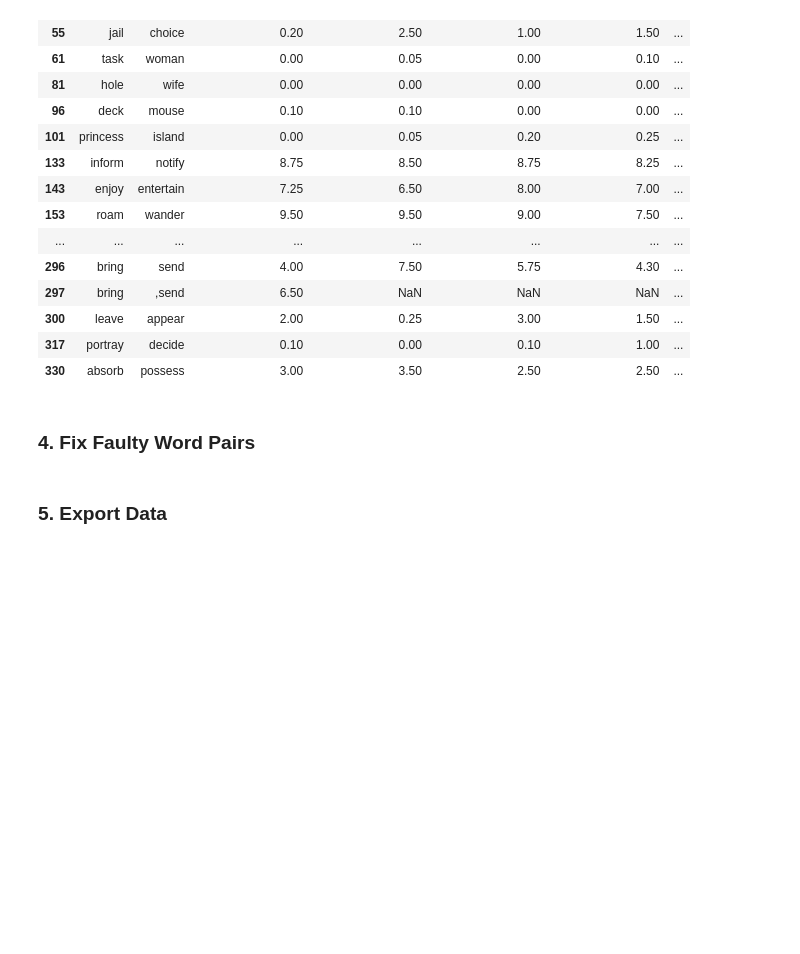
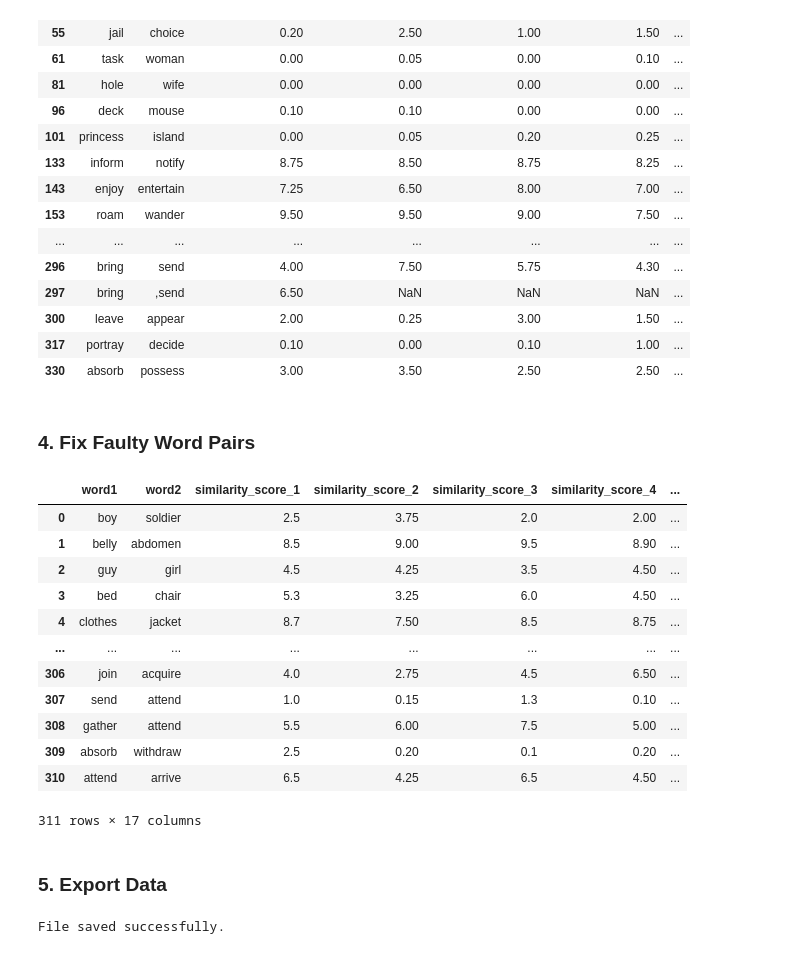
Before and after one commit to XanderSnelder/master-thesis, a Jupyter notebook: extract_data/en/gpt-oss-20b/f9-3.ipynb, the cells around one changed output. Cells and saved outputs as stored; diff of their text form; code cells hidden in the pictures; blank space fills up the shorter version.

```diff
--- a/extract_data/en/gpt-oss-20b/f9-3.ipynb
+++ b/extract_data/en/gpt-oss-20b/f9-3.ipynb
@@ -234,3 +232,23 @@ rows_with_null
+# %%
+# Drop all rows with NA
+df = df.dropna().reset_index(drop=True)
+
+# Show results
+df
+# %% [output]
+|  | word1 | word2 | similarity_score_1 | similarity_score_2 | similarity_score_3 | similarity_score_4 | ... |
+| 0 | boy | soldier | 2.5 | 3.75 | 2.0 | 2.00 | ... |
+| 1 | belly | abdomen | 8.5 | 9.00 | 9.5 | 8.90 | ... |
+| 2 | guy | girl | 4.5 | 4.25 | 3.5 | 4.50 | ... |
+| 3 | bed | chair | 5.3 | 3.25 | 6.0 | 4.50 | ... |
+| 4 | clothes | jacket | 8.7 | 7.50 | 8.5 | 8.75 | ... |
+| ... | ... | ... | ... | ... | ... | ... | ... |
+| 306 | join | acquire | 4.0 | 2.75 | 4.5 | 6.50 | ... |
+| 307 | send | attend | 1.0 | 0.15 | 1.3 | 0.10 | ... |
+| 308 | gather | attend | 5.5 | 6.00 | 7.5 | 5.00 | ... |
+| 309 | absorb | withdraw | 2.5 | 0.20 | 0.1 | 0.20 | ... |
+| 310 | attend | arrive | 6.5 | 4.25 | 6.5 | 4.50 | ... |
+311 rows × 17 columns
 # %% [markdown]
 ### **5. Export Data**
 # %%
@@ -246,3 +264,5 @@ if not os.path.exists(file_path):
     print("File saved successfully.")
 else:
     print("File already exists. DataFrame was not saved to prevent overwriting.")
+# %% [output]
+File saved successfully.
```
Also changed, not shown: parts of 1 cell of this notebook, 3 other files.
